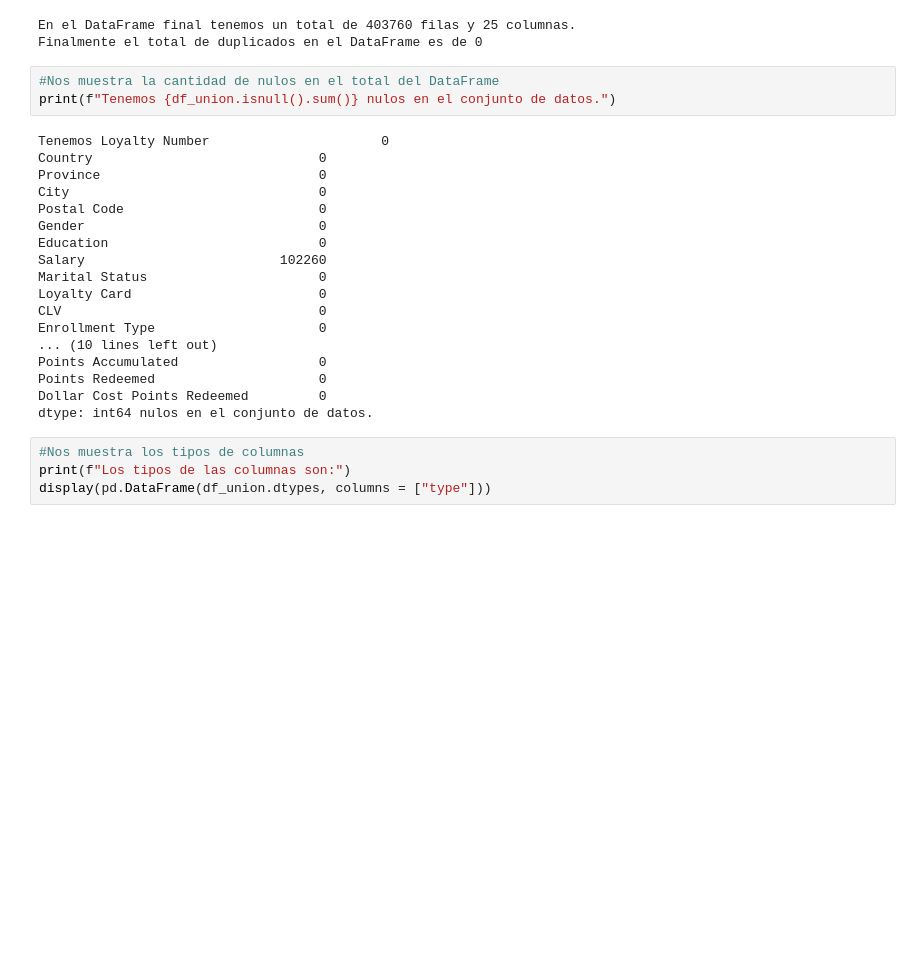
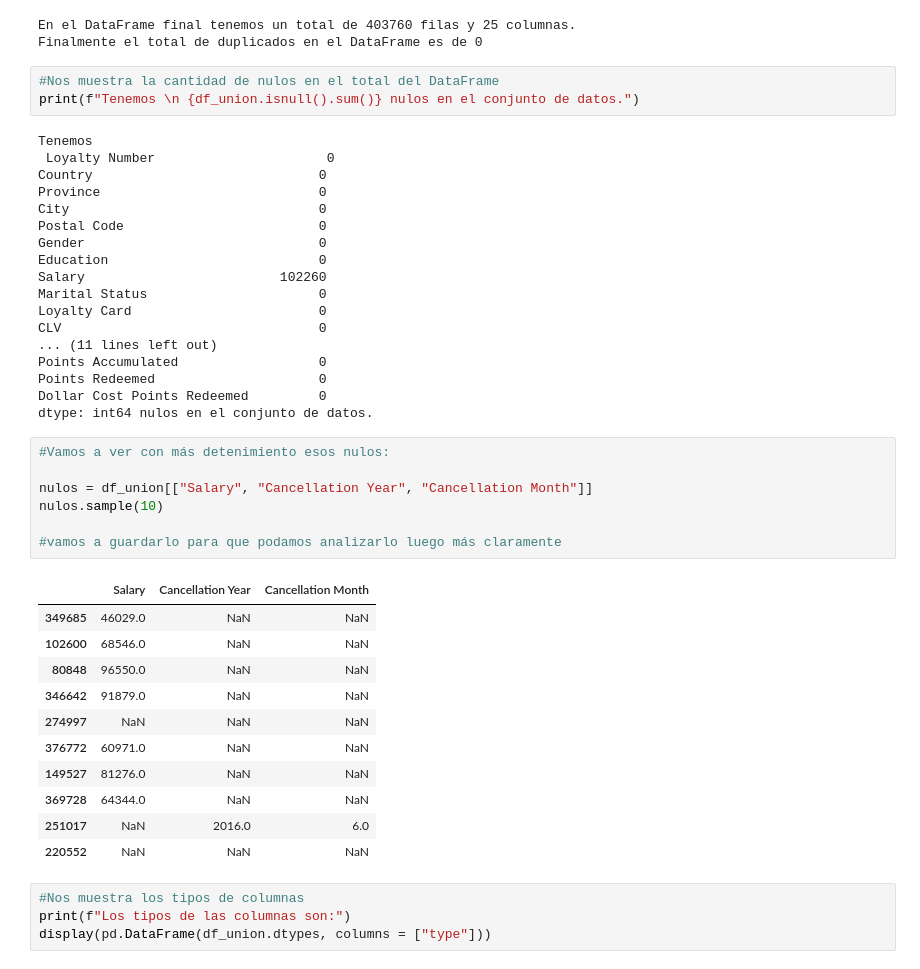
Before and after one commit to Adalab/bda-modulo-3-evaluacion-final-lmoraromero, a Jupyter notebook: evaluacion_final.ipynb, the cells around one changed output. Drawn from its saved outputs; the diff is of its cells as text; blank space fills up the shorter version.

```diff
--- a/evaluacion_final.ipynb
+++ b/evaluacion_final.ipynb
@@ -154,9 +169,10 @@ En el DataFrame final tenemos un total de 403760 filas y 25 columnas.
 Finalmente el total de duplicados en el DataFrame es de 0
 # %%
 #Nos muestra la cantidad de nulos en el total del DataFrame
-print(f"Tenemos {df_union.isnull().sum()} nulos en el conjunto de datos.")
+print(f"Tenemos \n {df_union.isnull().sum()} nulos en el conjunto de datos.")
 # %% [output]
-Tenemos Loyalty Number                      0
+Tenemos
+ Loyalty Number                      0
 Country                             0
 Province                            0
 City                                0
@@ -167,12 +183,30 @@ Salary                         102260
 Marital Status                      0
 Loyalty Card                        0
 CLV                                 0
-Enrollment Type                     0
-... (10 lines left out)
+... (11 lines left out)
 Points Accumulated                  0
 Points Redeemed                     0
 Dollar Cost Points Redeemed         0
 dtype: int64 nulos en el conjunto de datos.
+# %%
+#Vamos a ver con más detenimiento esos nulos:
+
+nulos = df_union[["Salary", "Cancellation Year", "Cancellation Month"]]
+nulos.sample(10)
+
+#vamos a guardarlo para que podamos analizarlo luego más claramente
+# %% [output]
+|  | Salary | Cancellation Year | Cancellation Month |
+| 349685 | 46029.0 | NaN | NaN |
+| 102600 | 68546.0 | NaN | NaN |
+| 80848 | 96550.0 | NaN | NaN |
+| 346642 | 91879.0 | NaN | NaN |
+| 274997 | NaN | NaN | NaN |
+| 376772 | 60971.0 | NaN | NaN |
+| 149527 | 81276.0 | NaN | NaN |
+| 369728 | 64344.0 | NaN | NaN |
+| 251017 | NaN | 2016.0 | 6.0 |
+| 220552 | NaN | NaN | NaN |
 # %%
 #Nos muestra los tipos de columnas
 print(f"Los tipos de las columnas son:")
```
Also changed, not shown: parts of 47 cells of this notebook, 1 other file.
